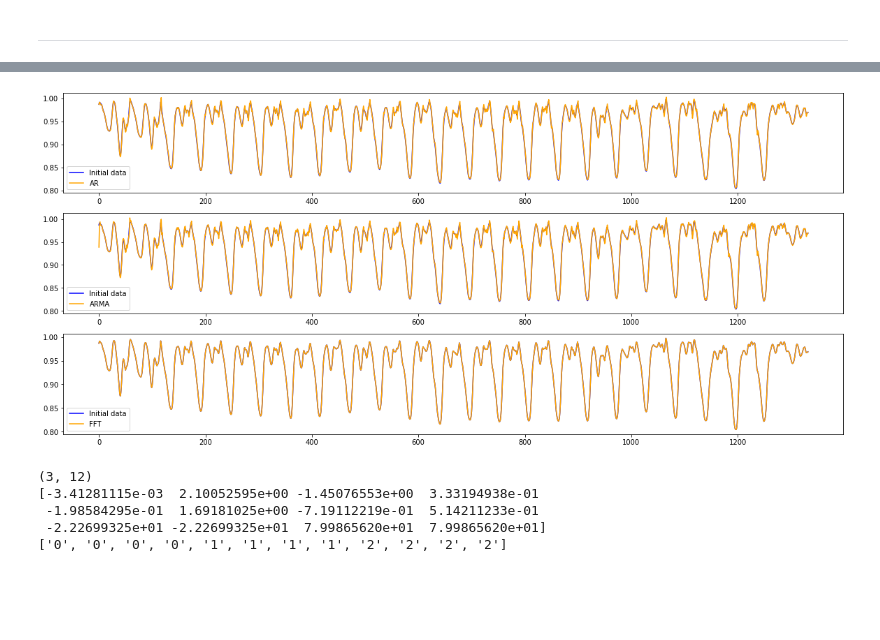
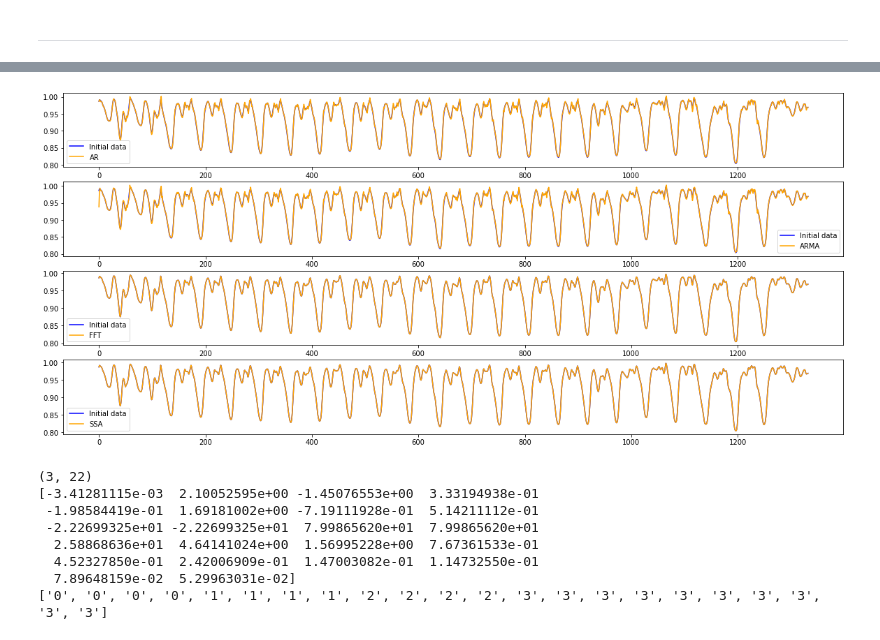
Before and after one commit to livenrlty/Local-Approximation-Models, a Jupyter notebook: exps.ipynb, the cells around one changed output, grey strips where cells are left out. Cells and saved outputs as stored; diff of their text form; code cells hidden in the pictures; blank space fills up the shorter version.

```diff
--- a/exps.ipynb
+++ b/exps.ipynb
@@ -24,8 +24,9 @@ plt.show()
 # %% [markdown]
 <hr>
 # %%
-ens = Ensemble([lam.AR(3),
-                lam.ARMA(2, 1),
-                lam.FFT(4)])
+ens = Ensemble([ar.AR(3),
+                ar.ARMA(2, 1),
+                fft.FFT(4),
+                ssa.SSA(10)])
 
-names = ['AR', 'ARMA', 'FFT']
+names = ['AR', 'ARMA', 'FFT', 'SSA']
@@ -34,19 +59,22 @@ ens.fit(np.vstack([x, y, z]))
 # %%
-fig, ax = plt.subplots(nrows=3, ncols=1, figsize=(20, 9))
-for i in range(3):
+fig, ax = plt.subplots(nrows=4, ncols=1, figsize=(20, 9))
+for i in range(4):
     ax[i].plot(y, c='b', label='Initial data')
     ax[i].plot(ens.models[i]._preds[1], c='orange', label=names[i])
     ax[i].legend(loc='best')
 plt.show()
 # %% [output]
-[figure, old version]
+[figure, new version]
 # %%
 print(ens.params.shape)
 print(ens.params[0])
 print(ens.models_indices)
 # %% [output]
-(3, 12)
+(3, 22)
 [-3.41281115e-03  2.10052595e+00 -1.45076553e+00  3.33194938e-01
- -1.98584295e-01  1.69181025e+00 -7.19112219e-01  5.14211233e-01
- -2.22699325e+01 -2.22699325e+01  7.99865620e+01  7.99865620e+01]
-['0', '0', '0', '0', '1', '1', '1', '1', '2', '2', '2', '2']
+ -1.98584419e-01  1.69181002e+00 -7.19111928e-01  5.14211112e-01
+ -2.22699325e+01 -2.22699325e+01  7.99865620e+01  7.99865620e+01
+  2.58868636e+01  4.64141024e+00  1.56995228e+00  7.67361533e-01
+  4.52327850e-01  2.42006909e-01  1.47003082e-01  1.14732550e-01
+  7.89648159e-02  5.29963031e-02]
+['0', '0', '0', '0', '1', '1', '1', '1', '2', '2', '2', '2', '3', '3', '3', '3', '3', '3', '3', '3', '3', '3']
```
Also changed, not shown: parts of 3 cells of this notebook, 52 other files.
